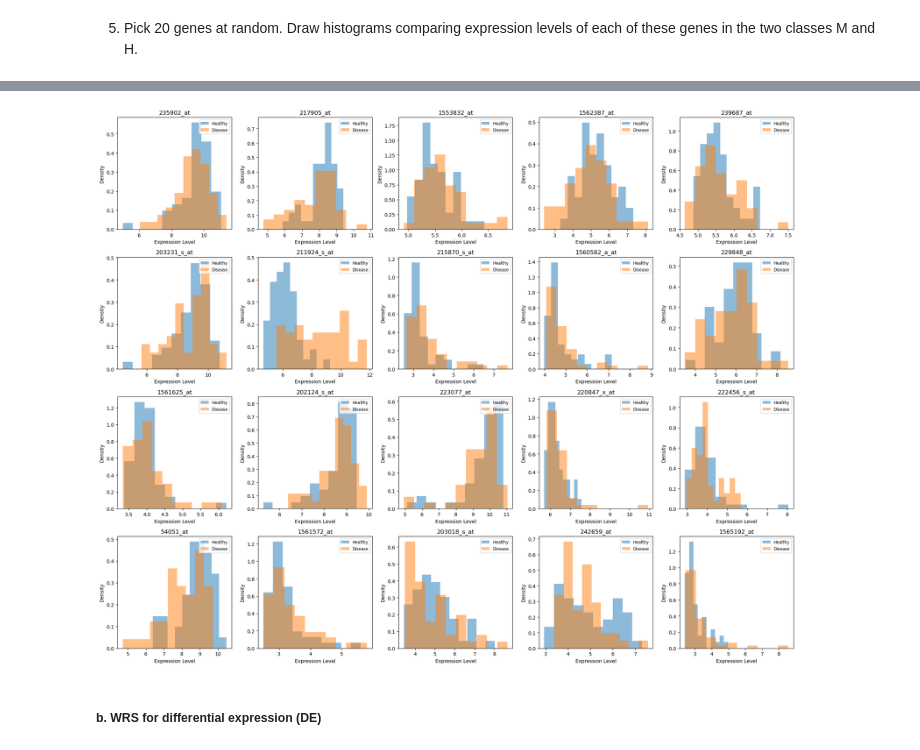
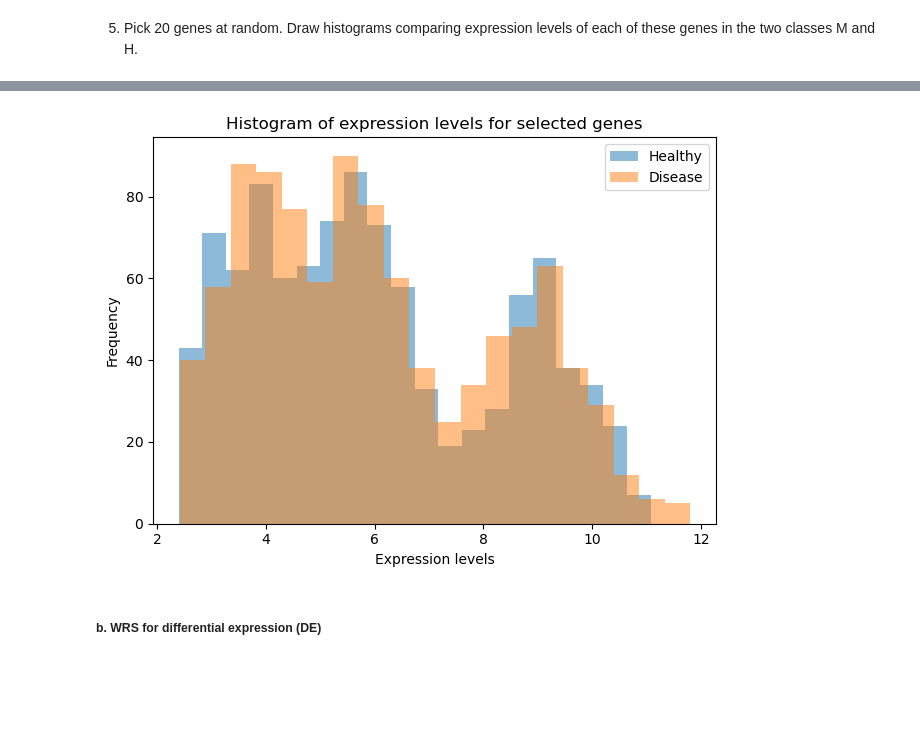
Before and after one commit to matanyaw9/iml_project, a Jupyter notebook: part_1.ipynb, the cells around one changed output, grey strips where cells are left out. Cells and saved outputs as stored; diff of their text form; code cells hidden in the pictures; blank space fills up the shorter version.

Commit message:
one histogram in a5

```diff
--- a/part_1.ipynb
+++ b/part_1.ipynb
@@ -141,27 +141,25 @@ Index(['1561082_at', '214281_s_at', '236271_at', '237623_at', '242656_at',
 # %%
 np.random.seed(0)
 SAMPLE_AMOUNT = 20
 selected_genes = cleaned_df.sample(SAMPLE_AMOUNT, axis=GENE_AXIS).index
 
 
-df_healthy  = cleaned_df.loc[selected_genes, healthy_samples]
-df_disease = cleaned_df.loc[selected_genes, disease_samples]
+df_healthy = cleaned_df.loc[selected_genes, healthy_samples].values.flatten()
+df_disease = cleaned_df.loc[selected_genes, disease_samples].values.flatten()
 
-fig, axes = plt.subplots(nrows=4, ncols=5, figsize=(20, 16))
-axes = axes.flatten()
+plt.hist(df_healthy, bins=20, alpha=0.5, label='Healthy')
+plt.hist(df_disease, bins=20, alpha=0.5, label='Disease')
+plt.legend(loc='upper right')
+plt.xlabel('Expression levels')
+plt.ylabel('Frequency')
+plt.title('Histogram of expression levels for selected genes')
 
-for i, gene in enumerate(selected_genes):
-    axes[i].hist(df_healthy.loc[gene], bins=10, alpha=0.5, label="Healthy", density=True)
-    axes[i].hist(df_disease.loc[gene], bins=10, alpha=0.5, label="Disease", density=True)
-    axes[i].set_title(gene)
-    axes[i].set_xlabel("Expression Level")
-    axes[i].set_ylabel("Density")
-    axes[i].legend(loc='upper right', fontsize='small')
+
 
 plt.tight_layout()
 plt.show()
 # %% [output]
-[figure, old version]
+[figure, new version]
 # %% [markdown]
 ##### b. WRS for differential expression (DE)
 # %% [markdown]
```
Also changed, not shown: parts of 4 cells of this notebook.
